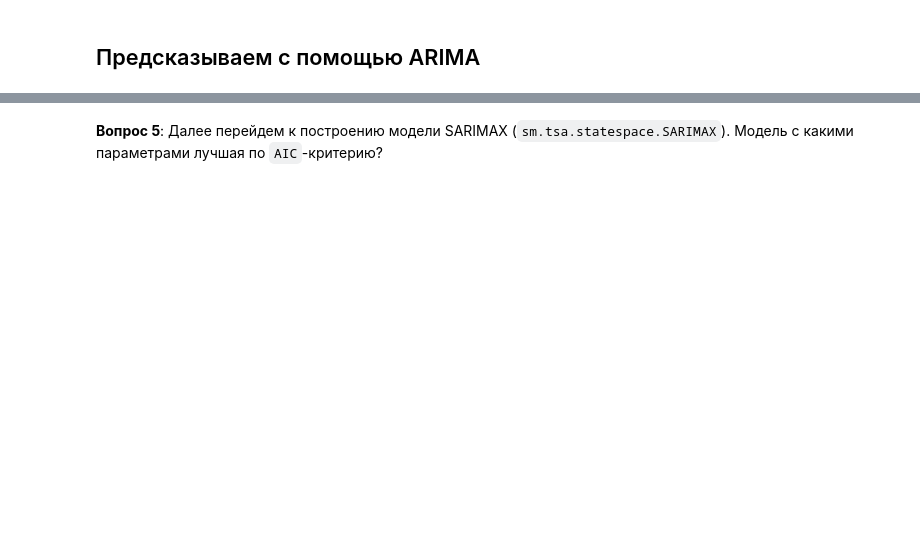
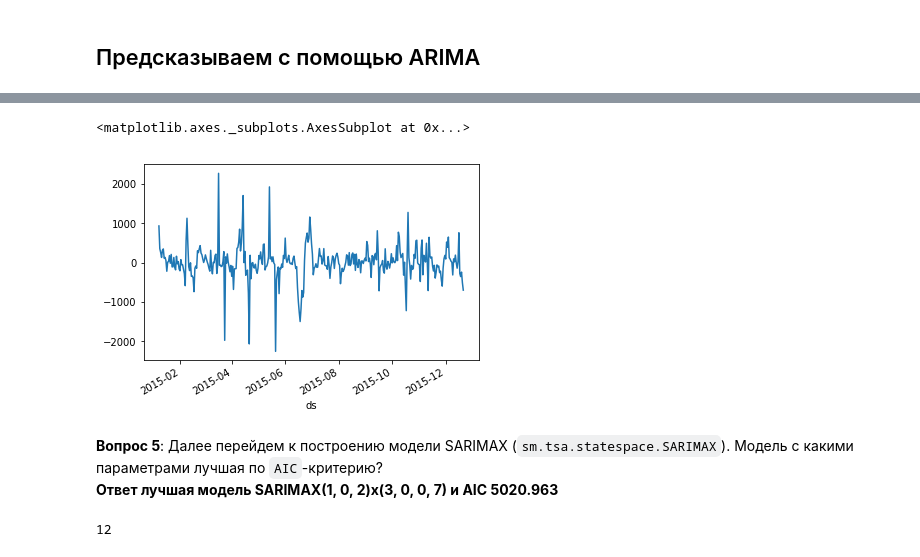
Before and after one commit to Lynniey/ods2018, a Jupyter notebook: lab_09/assignment09_time_series.ipynb, the cells around one changed output, grey strips where cells are left out. Drawn from its saved outputs; the diff is of its cells as text; code cells hidden in the pictures; blank space fills up the shorter version.

```diff
--- a/lab_09/assignment09_time_series.ipynb
+++ b/lab_09/assignment09_time_series.ipynb
@@ -99,2 +159,8 @@ import statsmodels.api as sm
+# %%
+train_df['y'].plot()
+# %% [output]
+<matplotlib.axes._subplots.AxesSubplot at 0x...>
+[figure, added]
 # %% [markdown]
-**Вопрос 5**: Далее перейдем к построению модели SARIMAX (`sm.tsa.statespace.SARIMAX`). Модель c какими параметрами лучшая по `AIC`-критерию?
+**Вопрос 5**: Далее перейдем к построению модели SARIMAX (`sm.tsa.statespace.SARIMAX`). Модель c какими параметрами лучшая по `AIC`-критерию?<br>
+**Ответ лучшая модель SARIMAX(1, 0, 2)x(3, 0, 0, 7) и AIC 5020.963**
@@ -102,0 +174,7 @@ import statsmodels.api as sm
+# %%
+from itertools import product
+parameters = product(Ds, ds, Qs)
+parameters_list = list(parameters)
+len(parameters_list)
+# %% [output]
+12
```
Also changed, not shown: parts of 24 cells of this notebook.
